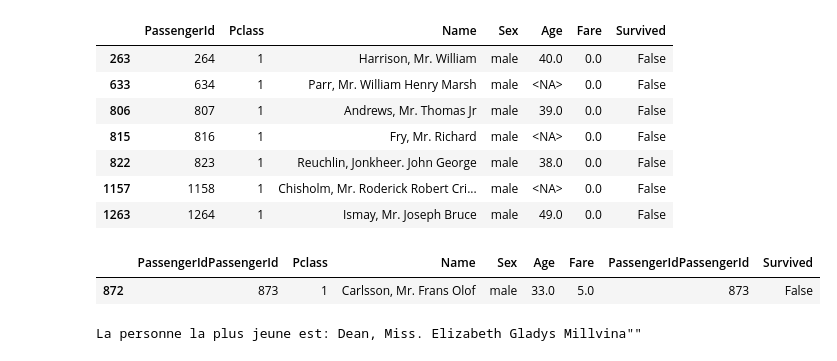
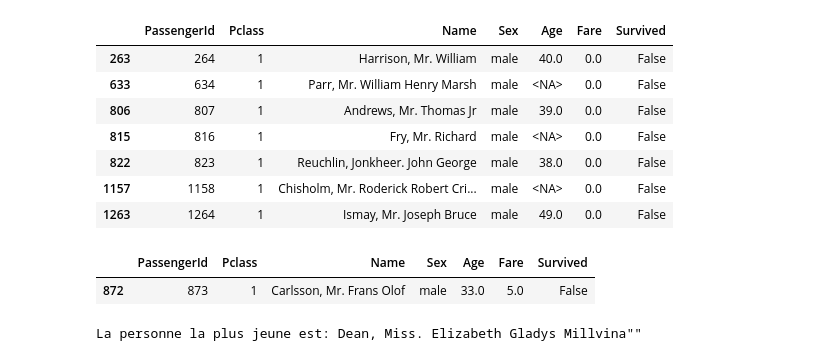
Before and after one commit to ZorroLeVrai/Python.Bureautique, a Jupyter notebook: Notebooks/Exercices/exo_15_Titanic.ipynb, the cells around one changed output. Drawn from its saved outputs; the diff is of its cells as text; code cells hidden in the pictures.

```diff
--- a/Notebooks/Exercices/exo_15_Titanic.ipynb
+++ b/Notebooks/Exercices/exo_15_Titanic.ipynb
@@ -96,12 +110,12 @@ df_passagers_billet_premiere_classe_gratuit
 | 1263 | 1264 | 1 | Ismay, Mr. Joseph Bruce | male | 49.0 | 0.0 | False |
 # %%
 # 6 - Quelle personne a obtenu le billet de première classe le moins cher ?
-df_titanic_classe1 = df_titanic[df_titanic['Pclass'] == 1]
-billet_classe_1_le_moins_cher = df_titanic_classe1[df_titanic_classe1['Fare'] > 0]['Fare'].min()
+df_titanic_classe1 = df_titanic[(df_titanic['Pclass'] == 1) & (df_titanic['Fare'] > 0)]
+billet_classe_1_le_moins_cher = df_titanic_classe1['Fare'].min()
 df_titanic_classe1[df_titanic_classe1['Fare'] == billet_classe_1_le_moins_cher]
 # %% [output]
-|  | PassengerIdPassengerId | Pclass | Name | Sex | Age | Fare | PassengerIdPassengerId | Survived |
-| 872 | 873 | 1 | Carlsson, Mr. Frans Olof | male | 33.0 | 5.0 | 873 | False |
+|  | PassengerId | Pclass | Name | Sex | Age | Fare | Survived |
+| 872 | 873 | 1 | Carlsson, Mr. Frans Olof | male | 33.0 | 5.0 | False |
 # %%
 # 7 - Quelle est la personne la plus jeune ? et la personne la plus âgée à bord du Titanic ?
 min_age = df_titanic['Age'].min()
```
Also changed, not shown: parts of 9 cells of this notebook, 1 other file.
